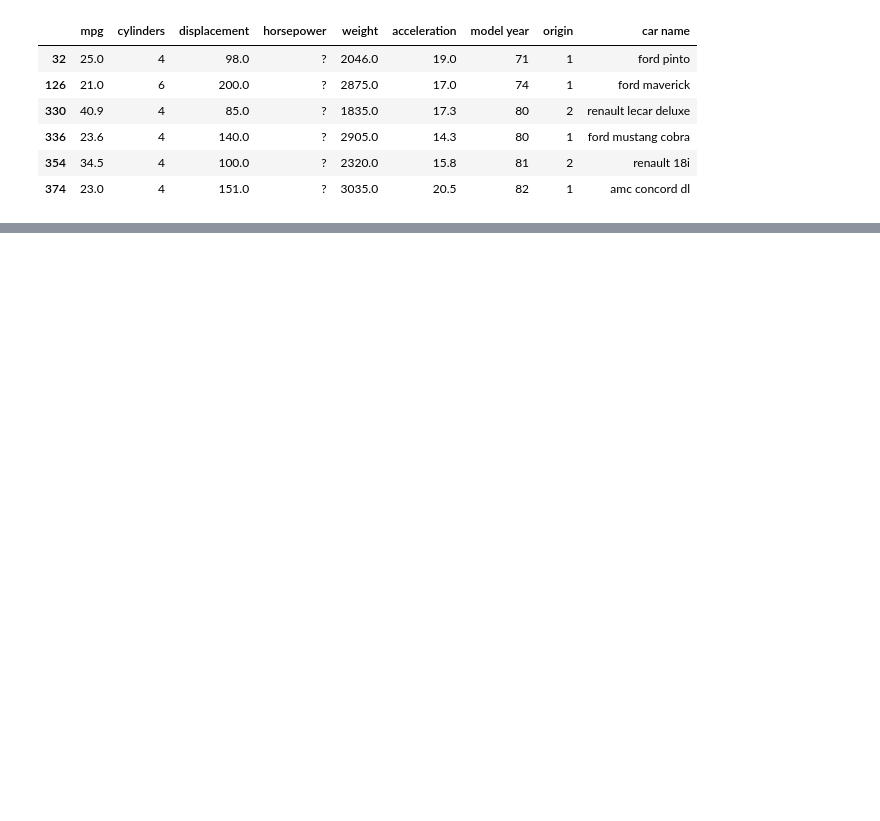
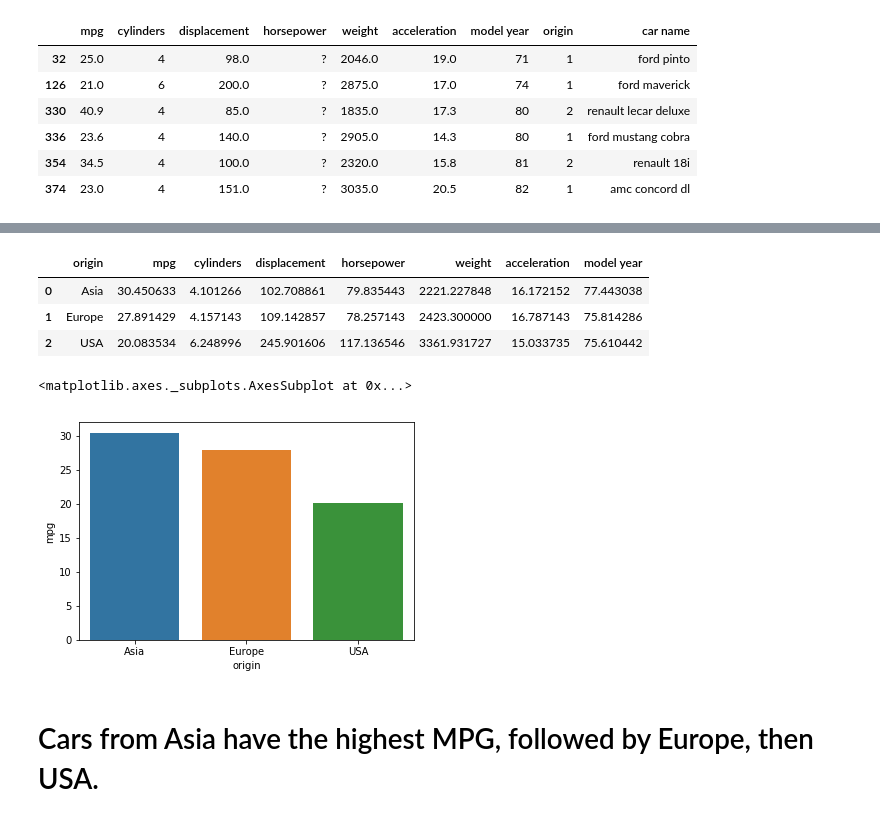
Before and after one commit to mhernandezit/is362_chapter8, a Jupyter notebook: Assignment8.ipynb, the cells around one changed output, grey strips where cells are left out. Cells and saved outputs as stored; diff of their text form; code cells hidden in the pictures; blank space fills up the shorter version.

```diff
--- a/Assignment8.ipynb
+++ b/Assignment8.ipynb
@@ -82,0 +166,16 @@ mpg_data[mpg_data.apply(lambda row: row.astype(str).str.contains('\?', case=Fals
+# %%
+average_mpg = mpg_data.groupby(['origin']).mean()
+average_mpg.reset_index(level=0, inplace=True)
+average_mpg
+# %% [output]
+|  | origin | mpg | cylinders | displacement | horsepower | weight | acceleration | model year |
+| 0 | Asia | 30.450633 | 4.101266 | 102.708861 | 79.835443 | 2221.227848 | 16.172152 | 77.443038 |
+| 1 | Europe | 27.891429 | 4.157143 | 109.142857 | 78.257143 | 2423.300000 | 16.787143 | 75.814286 |
+| 2 | USA | 20.083534 | 6.248996 | 245.901606 | 117.136546 | 3361.931727 | 15.033735 | 75.610442 |
+# %%
+sb.barplot(x=average_mpg.origin, y=average_mpg.mpg)
+# %% [output]
+<matplotlib.axes._subplots.AxesSubplot at 0x...>
+[figure, added]
+# %% [markdown]
+# Cars from Asia have the highest MPG, followed by Europe, then USA.
```
Also changed, not shown: parts of 16 cells of this notebook.
